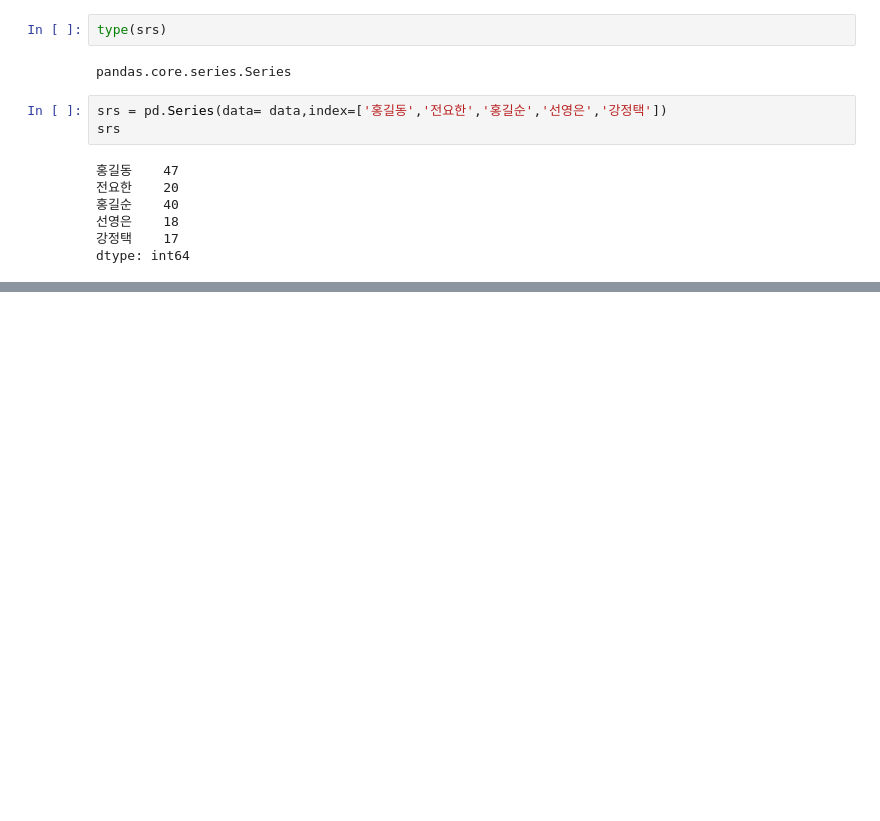
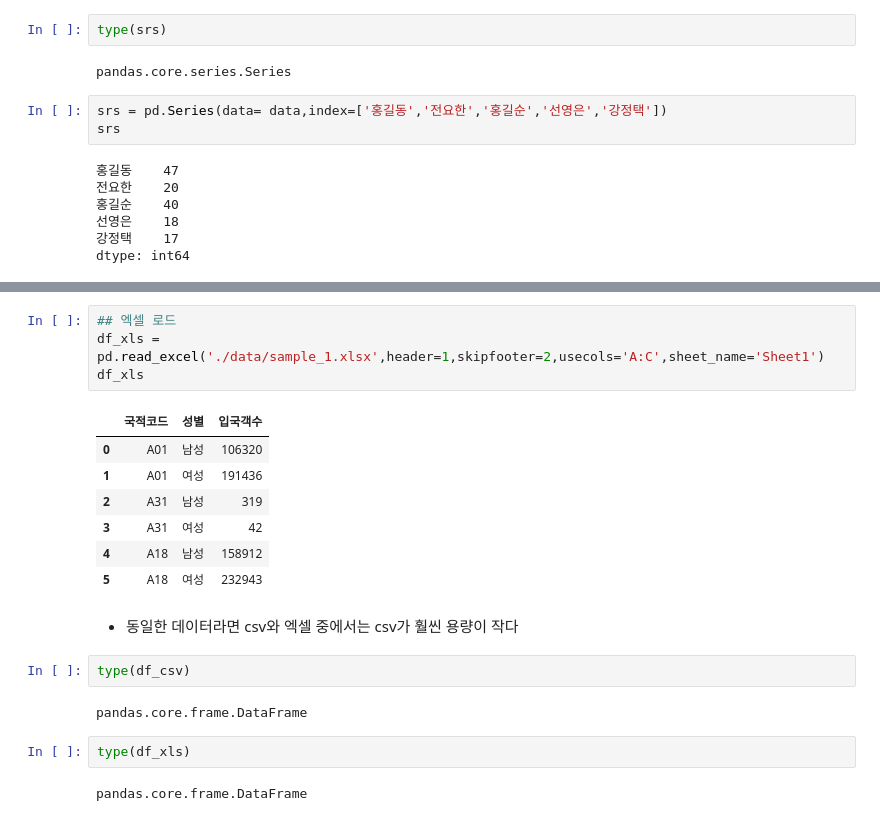
Before and after one commit to KangJeongTaek/bigdata-analysis-2024, a Jupyter notebook: day01/da01_pandas_basic.ipynb, the cells around one changed output, grey strips where cells are left out. Saved outputs shown, nothing was run; the diff lists cells and outputs as text; blank space fills up the shorter version.

```diff
--- a/day01/da01_pandas_basic.ipynb
+++ b/day01/da01_pandas_basic.ipynb
@@ -212,0 +238,22 @@ dtype: int64
+# %%
+## 엑셀 로드
+df_xls = pd.read_excel('./data/sample_1.xlsx',header=1,skipfooter=2,usecols='A:C',sheet_name='Sheet1')
+df_xls
+# %% [output]
+|  | 국적코드 | 성별 | 입국객수 |
+| 0 | A01 | 남성 | 106320 |
+| 1 | A01 | 여성 | 191436 |
+| 2 | A31 | 남성 | 319 |
+| 3 | A31 | 여성 | 42 |
+| 4 | A18 | 남성 | 158912 |
+| 5 | A18 | 여성 | 232943 |
+# %% [markdown]
+- 동일한 데이터라면 csv와 엑셀 중에서는 csv가 훨씬 용량이 작다
+# %%
+type(df_csv)
+# %% [output]
+pandas.core.frame.DataFrame
+# %%
+type(df_xls)
+# %% [output]
+pandas.core.frame.DataFrame
```
Also changed, not shown: parts of 5 cells of this notebook.
